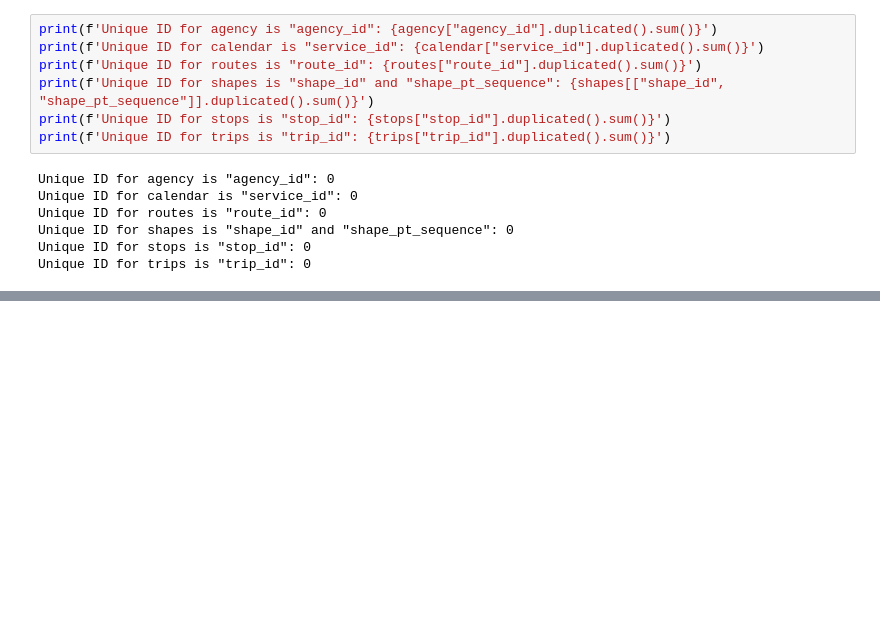
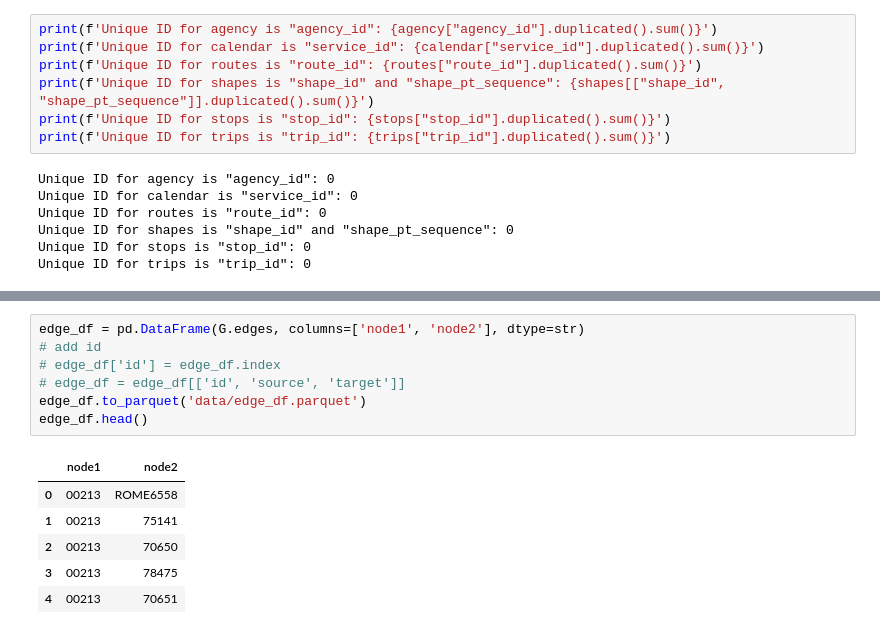
Before and after one commit to Atac-on-Titan/ForecastATAC, a Jupyter notebook: static_data.ipynb, the cells around one changed output, grey strips where cells are left out. Drawn from its saved outputs; the diff is of its cells as text; blank space fills up the shorter version.

```diff
--- a/static_data.ipynb
+++ b/static_data.ipynb
@@ -36,0 +132,14 @@ Unique ID for trips is "trip_id": 0
+# %%
+edge_df = pd.DataFrame(G.edges, columns=['node1', 'node2'], dtype=str)
+# add id
+# edge_df['id'] = edge_df.index
+# edge_df = edge_df[['id', 'source', 'target']]
+edge_df.to_parquet('data/edge_df.parquet')
+edge_df.head()
+# %% [output]
+|  | node1 | node2 |
+| 0 | 00213 | ROME6558 |
+| 1 | 00213 | 75141 |
+| 2 | 00213 | 70650 |
+| 3 | 00213 | 78475 |
+| 4 | 00213 | 70651 |
```
Also changed, not shown: parts of 8 cells of this notebook, 1 other file.
